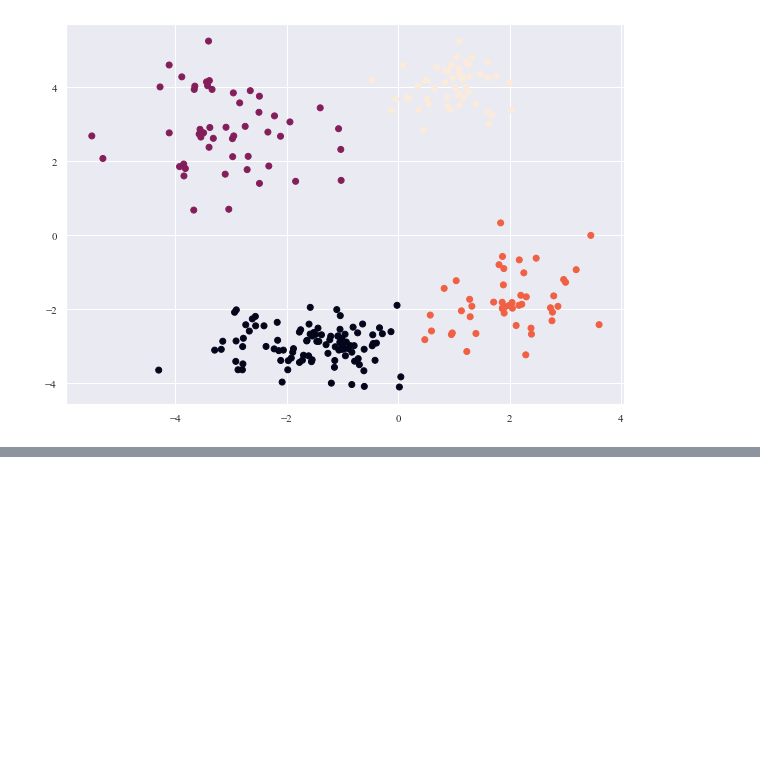
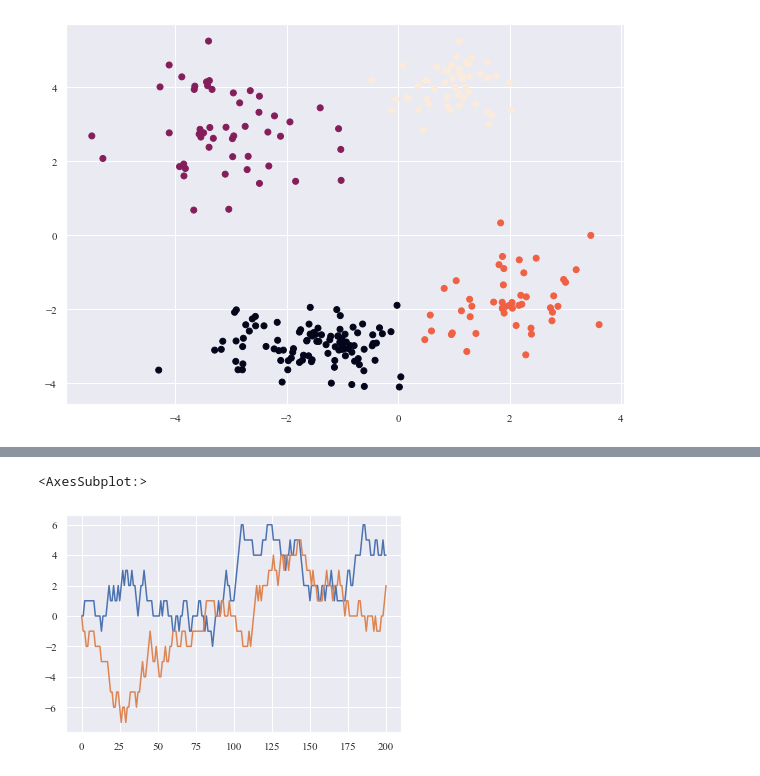
Before and after one commit to Mr-UMiguel/UExternado, a Jupyter notebook: FC/notas.ipynb, the cells around one changed output, grey strips where cells are left out. Saved outputs shown, nothing was run; the diff lists cells and outputs as text; code cells hidden in the pictures; blank space fills up the shorter version.

```diff
--- a/FC/notas.ipynb
+++ b/FC/notas.ipynb
@@ -637,0 +749,22 @@ plt.plot(mma)
+# %%
+x1 = 1
+x2 = 0
+x3 = -1
+p = 0.25
+t = 200
+Nsim = 2
+M = np.zeros((t+1,Nsim))
+for j in range(Nsim):
+    for i in range(t):
+        random = np.random.uniform(0,1)
+        if random <= p:
+            xi = x1
+        elif p <= random < 0.75:
+            xi = x2
+        else:
+            xi = x3
+        M[i+1,j] = M[i,j]+ xi
+pd.DataFrame(M).plot(legend=False)
+# %% [output]
+<AxesSubplot:>
+[figure, added]
```
Also changed, not shown: parts of 30 cells of this notebook, 12 other files.
